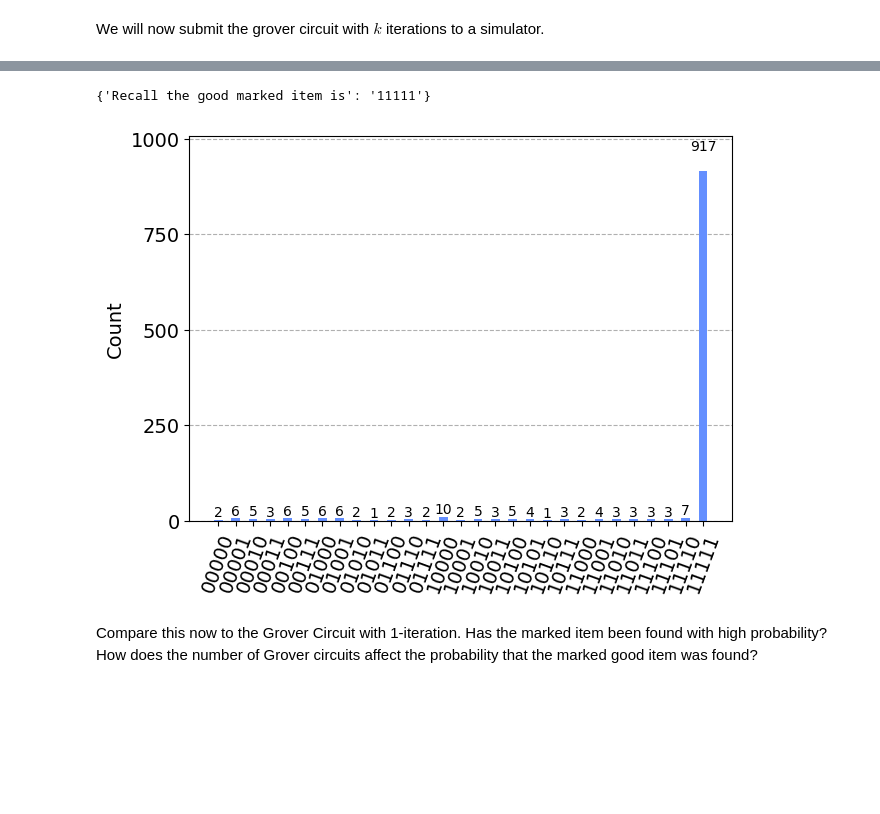
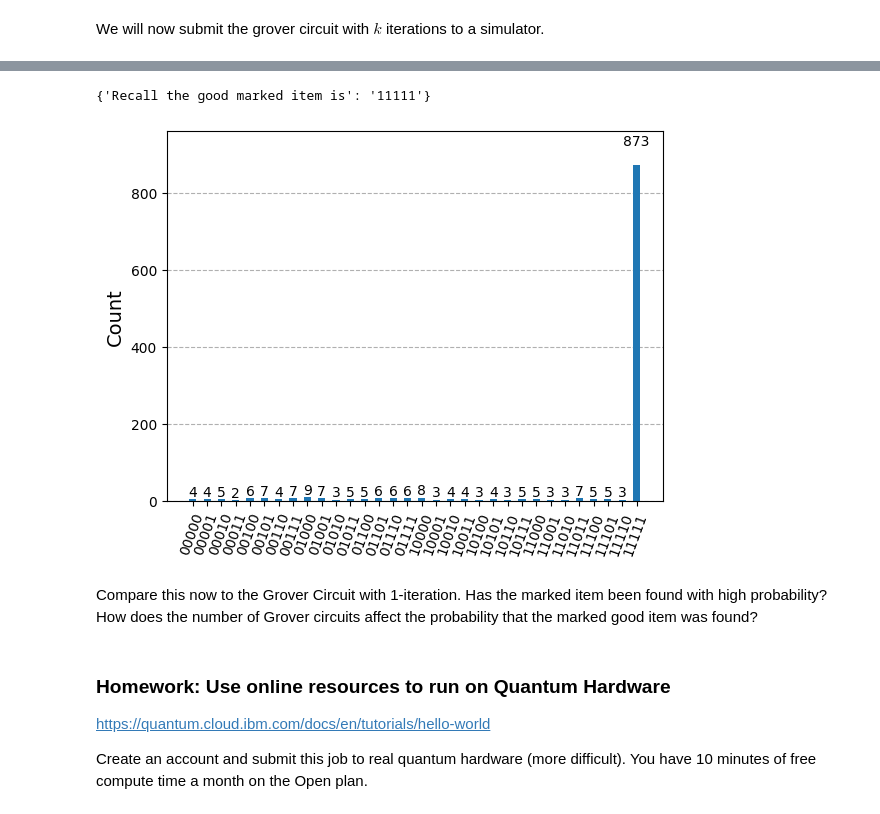
Before and after one commit to philipparubin/HNCDI-Explain-Fundamentals-of-QC, a Jupyter notebook: grover-tutorial-exercises/grover-tutorial-3-solution.ipynb, the cells around one changed output, grey strips where cells are left out. Drawn from its saved outputs; the diff is of its cells as text; code cells hidden in the pictures; blank space fills up the shorter version.

```diff
--- a/grover-tutorial-exercises/grover-tutorial-3-solution.ipynb
+++ b/grover-tutorial-exercises/grover-tutorial-3-solution.ipynb
@@ -27,7 +23,7 @@ __Task.__ In the cell below, modify the integer parameter $k$. For example, star
 # %%
 ### Modify Parameter k here ###
 
-k = 4
+k = 6
 
 ###
 
@@ -123,16 +146,23 @@ qcm.draw()
 # %%
 print({'Recall the good marked item is': secret_string})
-from qiskit import Aer, transpile
-sim = Aer.get_backend('aer_simulator')
-t_qc = transpile(qcm, sim)
-counts = sim.run(t_qc).result().get_counts()
-from qiskit.visualization import plot_histogram
-plot_histogram(counts)
+
+sim = AerSimulator()
+sampler = SamplerV2()
+t_circ = transpile(qcm, sim, optimization_level=3)
+results = sampler.run([t_circ], shots=1024).result()
+answer = results[0].data.meas.get_counts()
+plot_histogram(answer)
 # %% [output]
 {'Recall the good marked item is': '11111'}
-[figure, old version]
+[figure, new version]
 # %% [markdown]
 Compare this now to the Grover Circuit with 1-iteration. Has the marked item been found with high probability? How does the number of Grover circuits affect the probability that the marked good item was found?
+# %% [markdown]
+### Homework: Use online resources to run on Quantum Hardware
+
+https://quantum.cloud.ibm.com/docs/en/tutorials/hello-world
+
+Create an account and submit this job to real quantum hardware (more difficult). You have 10 minutes of free compute time a month on the Open plan.
 # %%
 #Can compare to real quantum hardware
 # circ = qcm
```
Also changed, not shown: parts of 6 cells of this notebook, 1 other file.
